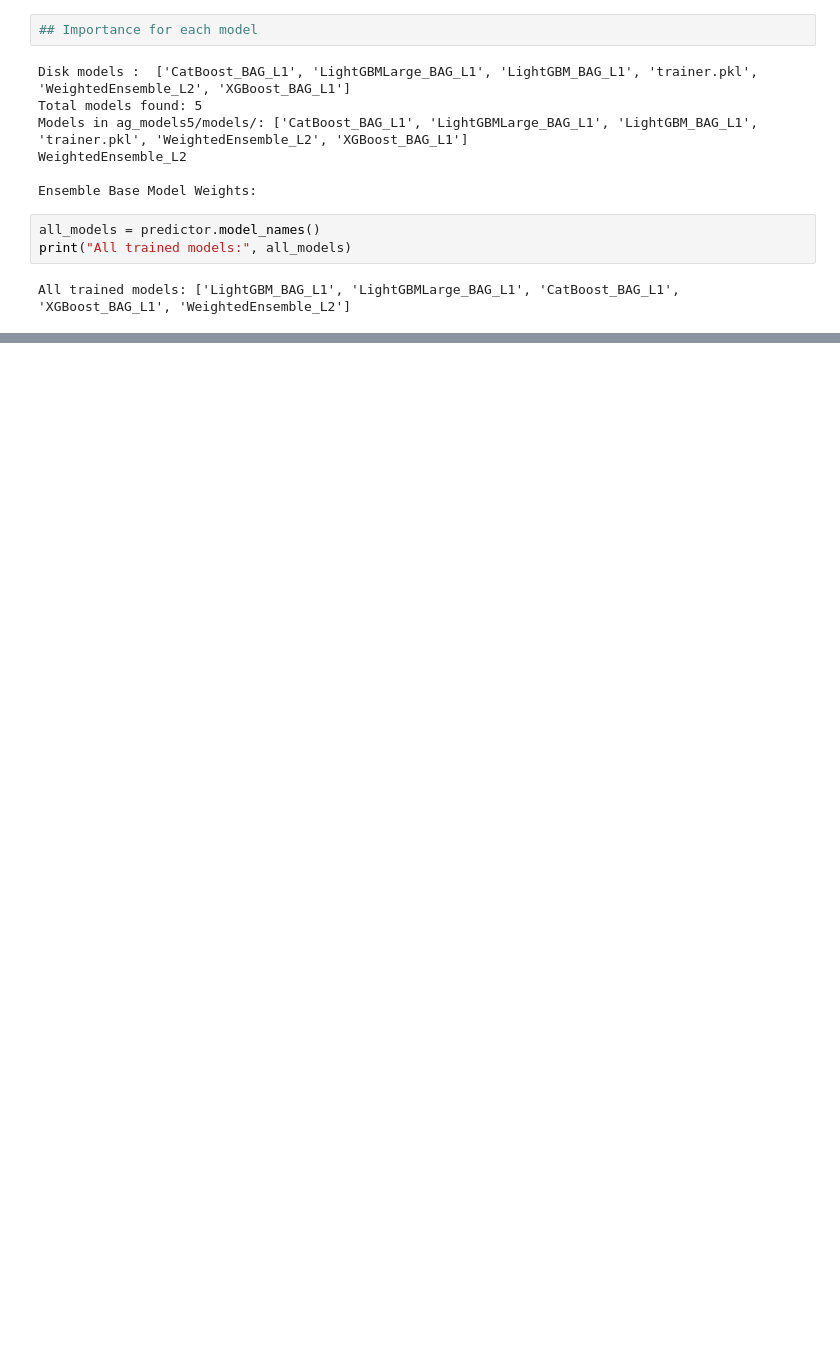
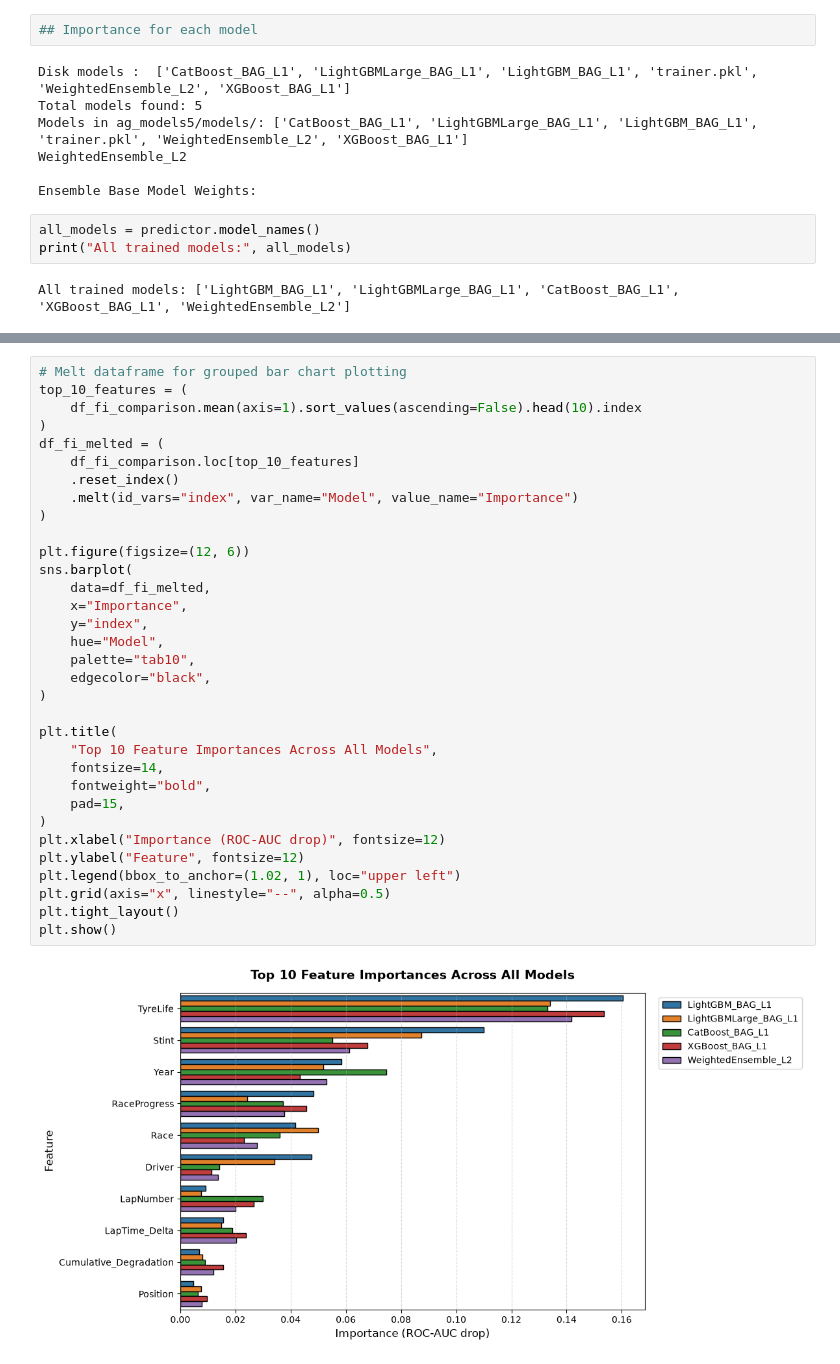
Before and after one commit to DarshakJ/F1_Pit_prediction, a Jupyter notebook: model_analysis.ipynb, the cells around one changed output, grey strips where cells are left out. Cells and saved outputs as stored; diff of their text form; blank space fills up the shorter version.

```diff
--- a/model_analysis.ipynb
+++ b/model_analysis.ipynb
@@ -309,0 +407,35 @@ len(sample_data)
+# %%
+# Melt dataframe for grouped bar chart plotting
+top_10_features = (
+    df_fi_comparison.mean(axis=1).sort_values(ascending=False).head(10).index
+)
+df_fi_melted = (
+    df_fi_comparison.loc[top_10_features]
+    .reset_index()
+    .melt(id_vars="index", var_name="Model", value_name="Importance")
+)
+
+plt.figure(figsize=(12, 6))
+sns.barplot(
+    data=df_fi_melted,
+    x="Importance",
+    y="index",
+    hue="Model",
+    palette="tab10",
+    edgecolor="black",
+)
+
+plt.title(
+    "Top 10 Feature Importances Across All Models",
+    fontsize=14,
+    fontweight="bold",
+    pad=15,
+)
+plt.xlabel("Importance (ROC-AUC drop)", fontsize=12)
+plt.ylabel("Feature", fontsize=12)
+plt.legend(bbox_to_anchor=(1.02, 1), loc="upper left")
+plt.grid(axis="x", linestyle="--", alpha=0.5)
+plt.tight_layout()
+plt.show()
+# %% [output]
+[figure, added]
```
Also changed, not shown: parts of 10 cells of this notebook.
